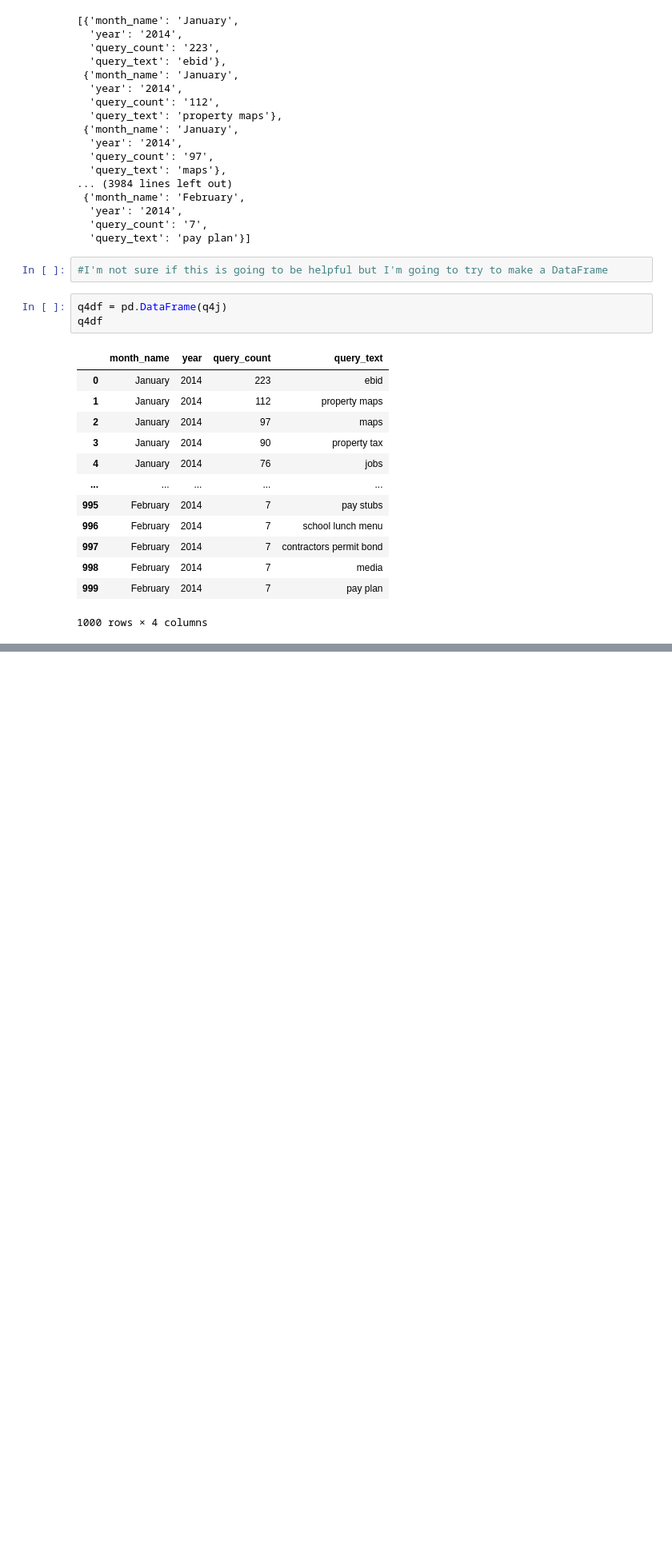
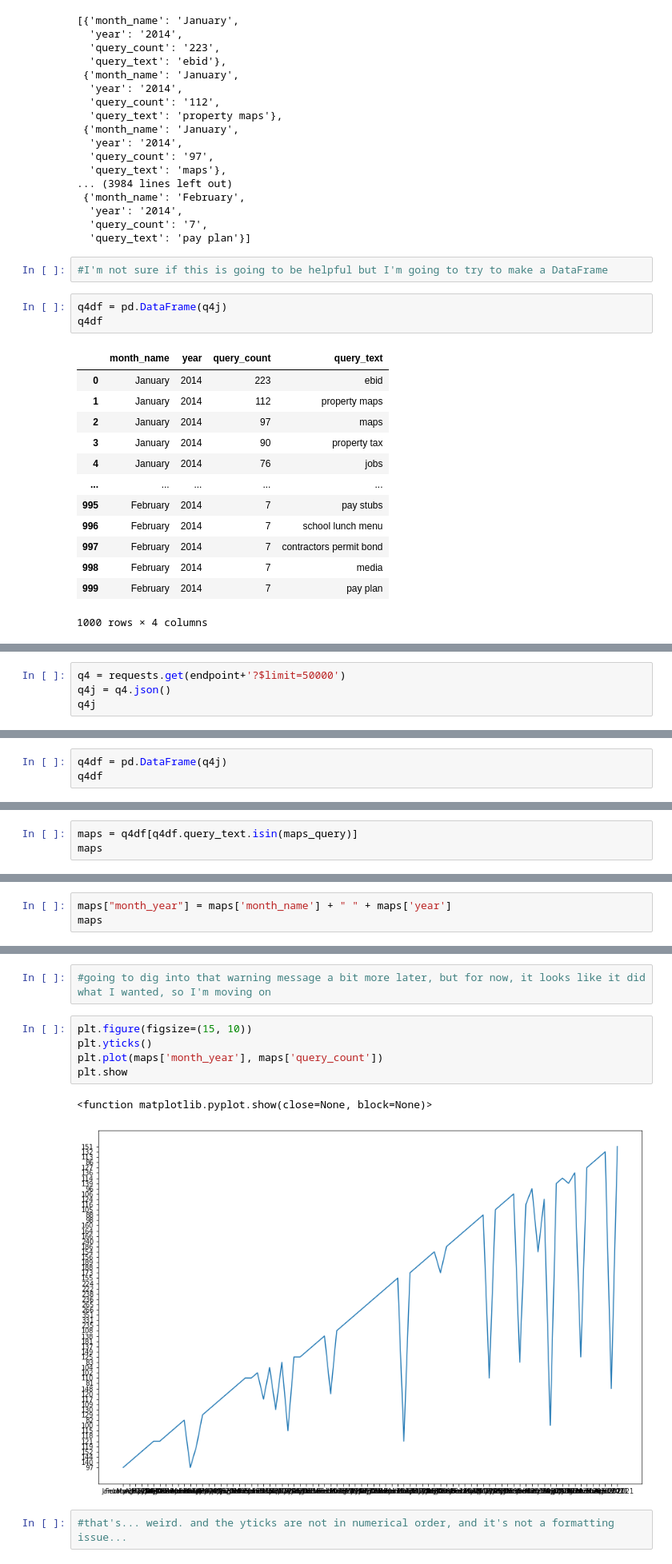
Before and after one commit to NSS-Data-Analytics-Cohort-6/socrata-api-atinglis314, a Jupyter notebook: notebooks/socrata_api_abi.ipynb, the cells around one changed output, grey strips where cells are left out. Shown at 80% size. Drawn from its saved outputs; the diff is of its cells as text; blank space fills up the shorter version.

```diff
--- a/notebooks/socrata_api_abi.ipynb
+++ b/notebooks/socrata_api_abi.ipynb
@@ -217,0 +273,4 @@ q4df
+# %%
+q4 = requests.get(endpoint+'?$limit=50000')
+q4j = q4.json()
+q4j
@@ -217,0 +301,3 @@ q4df
+# %%
+q4df = pd.DataFrame(q4j)
+q4df
@@ -217,0 +318,3 @@ q4df
+# %%
+maps = q4df[q4df.query_text.isin(maps_query)]
+maps
@@ -217,0 +335,3 @@ q4df
+# %%
+maps["month_year"] = maps['month_name'] + " " + maps['year']
+maps
@@ -217,0 +357,12 @@ q4df
+# %%
+#going to dig into that warning message a bit more later, but for now, it looks like it did what I wanted, so I'm moving on
+# %%
+plt.figure(figsize=(15, 10))
+plt.yticks()
+plt.plot(maps['month_year'], maps['query_count'])
+plt.show
+# %% [output]
+<function matplotlib.pyplot.show(close=None, block=None)>
+[figure, added]
+# %%
+#that's... weird. and the yticks are not in numerical order, and it's not a formatting issue...
```
Also changed, not shown: parts of 29 cells of this notebook.
